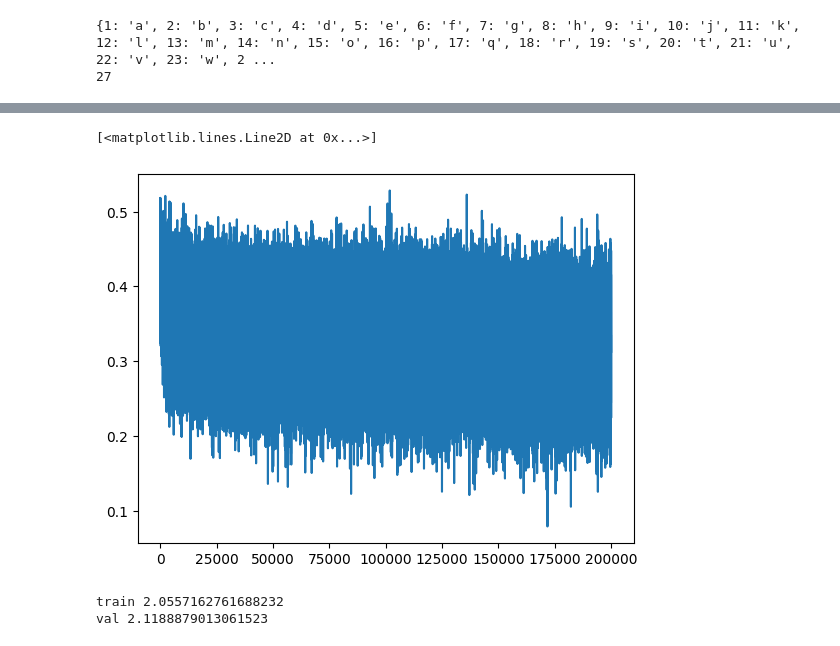
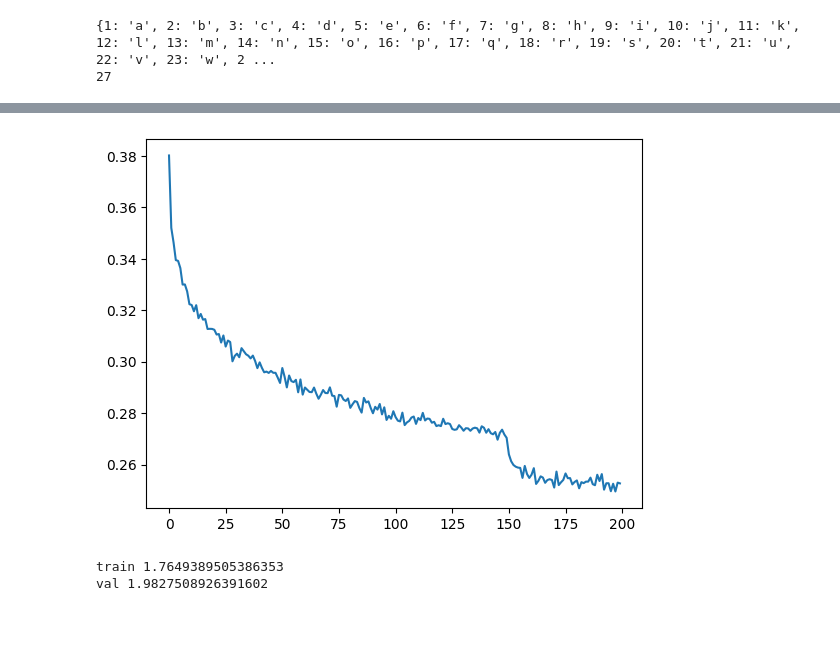
Before and after one commit to DavidHidvegi/nn-zero-to-hero, a Jupyter notebook: lectures/lecture6_makemore/lecture6_course_makemore.ipynb, the cells around one changed output, grey strips where cells are left out. Cells and saved outputs as stored; diff of their text form; code cells hidden in the pictures.

```diff
--- a/lectures/lecture6_makemore/lecture6_course_makemore.ipynb
+++ b/lectures/lecture6_makemore/lecture6_course_makemore.ipynb
@@ -35,7 +35,7 @@ random.shuffle(words)
 # %%
 # build the dataset
 
-block_size = 3 # context length: how many characters do we take to predict the next one?
+block_size = 8 # context length: how many characters do we take to predict the next one?
 
 def build_dataset(words):
     X, Y = [], []
@@ -154,19 +204,21 @@ class Tanh:
 # %%
 torch.manual_seed(42);
 # %%
-n_embd = 10 # dimensionality of the character embedding vectors
-n_hidden = 200 # the number of neurons in the hidden layer of the MLP
+n_embd = 48 # dimensionality of the character embedding vectors
+n_hidden = 128 # the number of neurons in the hidden layer of the MLP
 
-C = torch.randn((vocab_size, n_embd))
-layers = [
-    Linear(n_embd * block_size, n_hidden, bias=False), BatchNorm1d(n_hidden), Tanh(),
+model = Sequential([
+    Embedding(vocab_size, n_embd),
+    FlattenConsecutive(2), Linear(n_embd * 2, n_hidden, bias=False), BatchNorm1d(n_hidden), Tanh(),
+    FlattenConsecutive(2), Linear(n_hidden * 2, n_hidden, bias=False), BatchNorm1d(n_hidden), Tanh(),
+    FlattenConsecutive(2), Linear(n_hidden * 2, n_hidden, bias=False), BatchNorm1d(n_hidden), Tanh(),
     Linear(n_hidden, vocab_size)
-]
+])
 
 with torch.no_grad():
-    layers[-1].weight *= 0.1 # last layer: make less confident
+    model.layers[-1].weight *= 0.1 # last layer: make less confident
 
-parameters = [C] + [p for layer in layers for p in layer.parameters()]
+parameters = model.parameters()
 print(sum(p.nelement() for p in parameters)) # number of parameters in total
 for p in parameters:
     p.requires_grad = True
@@ -174,0 +227,6 @@ for p in parameters:
+# %%
+ix = torch.randint(0, Xtr.shape[0], (4,)) # let's look at a batch of just 4 examples
+Xb, Yb = Xtr[ix], Ytr[ix]
+logits = model(Xb)
+print(Xb.shape)
+Xb
@@ -181,15 +273,12 @@ lossi = []
 for i in range(max_steps):
 
     # minibatch construct
-    ix = torch.randint(0, Xtr.shape[0], (batch_size,), generator=g)
+    ix = torch.randint(0, Xtr.shape[0], (batch_size,))
     Xb, Yb, = Xtr[ix], Ytr[ix] # # batch X, Y
 
     # forward pass
-    emb = C[Xb] # embed the characters into vectors
-    x = emb.view(emb.shape[0], -1) # concatenate the vectors
-    for layer in layers:
-        x = layer(x)
-    loss = F.cross_entropy(x, Yb) # loss function
+    logits = model(Xb)
+    loss = F.cross_entropy(logits, Yb) # loss function
 
     # backward pass
     for p in parameters:
@@ -229,5 +317,0 @@ for i in range(max_steps):
-# %%
-plt.plot(lossi)
-# %% [output]
-[<matplotlib.lines.Line2D at 0x...>]
-[figure, removed]
@@ -237,4 +318,11 @@ for layer in layers:
+# %%
+plt.plot(torch.tensor(lossi).view(-1,1000).mean(1));
+# %% [output]
+[figure, added]
 # %%
+for layer in model.layers:
+    layer.training = False
+
 @torch.no_grad() # this decorator disables gradient tracking
 def split_loss(split):
     x, y = {
@@ -242,15 +330,12 @@ def split_loss(split):
         'val': (Xdev, Ydev),
         'test': (Xte, Yte)
     }[split]
-    emb = C[x]
-    x = emb.view(emb.shape[0], -1)
-    for layer in layers:
-        x = layer(x)
-    loss = F.cross_entropy(x, y)
+    logits = model(x)
+    loss = F.cross_entropy(logits, y)
     print(split, loss.item())
 
 split_loss('train')
 split_loss('val')
 # %% [output]
-train 2.0557162761688232
-val 2.1188879013061523
+train 1.7649389505386353
+val 1.9827508926391602
```
Also changed, not shown: parts of 11 cells of this notebook.
